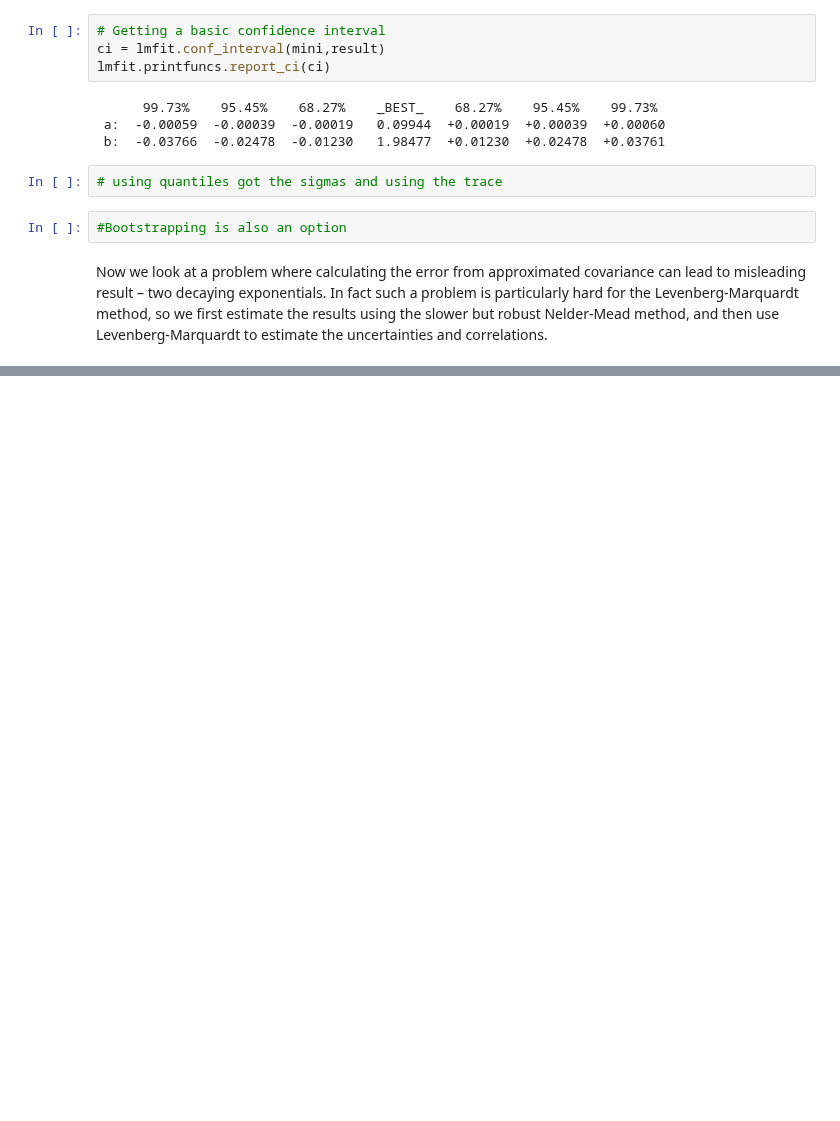
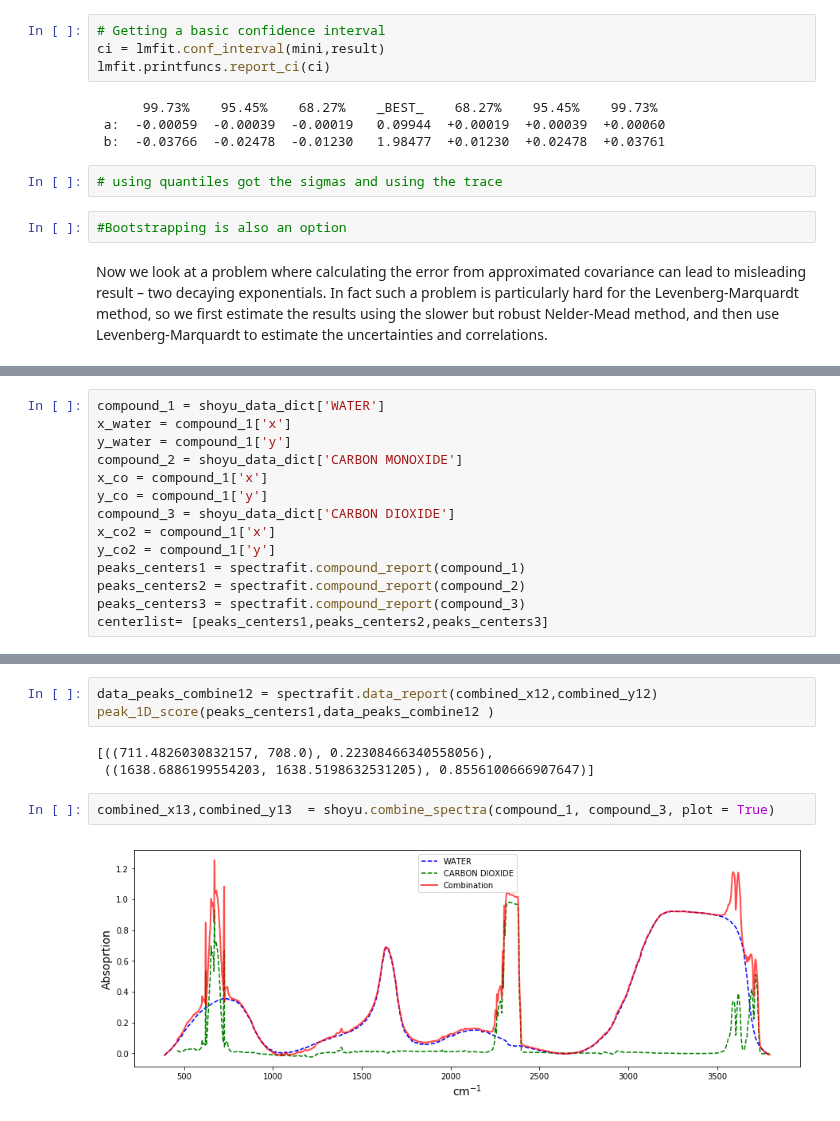
Before and after one commit to raman-noodles/Raman-noodles, a Jupyter notebook: examples/Confidence_Interval_example_dev.ipynb, the cells around one changed output, grey strips where cells are left out. Cells and saved outputs as stored; diff of their text form; blank space fills up the shorter version.

Commit message:
Peak 1 scoring calculation

```diff
--- a/examples/Confidence_Interval_example_dev.ipynb
+++ b/examples/Confidence_Interval_example_dev.ipynb
@@ -208,0 +117,14 @@ sorted(sorteddistances)
+# %%
+compound_1 = shoyu_data_dict['WATER']
+x_water = compound_1['x']
+y_water = compound_1['y']
+compound_2 = shoyu_data_dict['CARBON MONOXIDE']
+x_co = compound_1['x']
+y_co = compound_1['y']
+compound_3 = shoyu_data_dict['CARBON DIOXIDE']
+x_co2 = compound_1['x']
+y_co2 = compound_1['y']
+peaks_centers1 = spectrafit.compound_report(compound_1)
+peaks_centers2 = spectrafit.compound_report(compound_2)
+peaks_centers3 = spectrafit.compound_report(compound_3)
+centerlist= [peaks_centers1,peaks_centers2,peaks_centers3]
@@ -208,0 +135,10 @@ sorted(sorteddistances)
+# %%
+data_peaks_combine12 = spectrafit.data_report(combined_x12,combined_y12)
+peak_1D_score(peaks_centers1,data_peaks_combine12 )
+# %% [output]
+[((711.4826030832157, 708.0), 0.22308466340558056),
+ ((1638.6886199554203, 1638.5198632531205), 0.8556100666907647)]
+# %%
+combined_x13,combined_y13  = shoyu.combine_spectra(compound_1, compound_3, plot = True)
+# %% [output]
+[figure, added]
```
Also changed, not shown: parts of 10 cells of this notebook.
